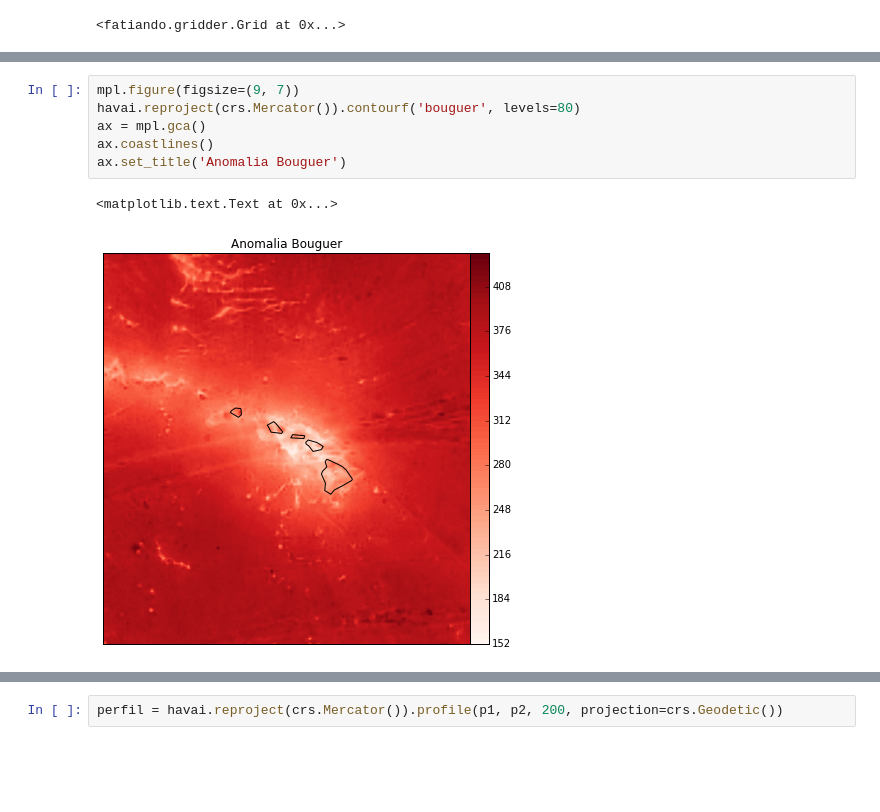
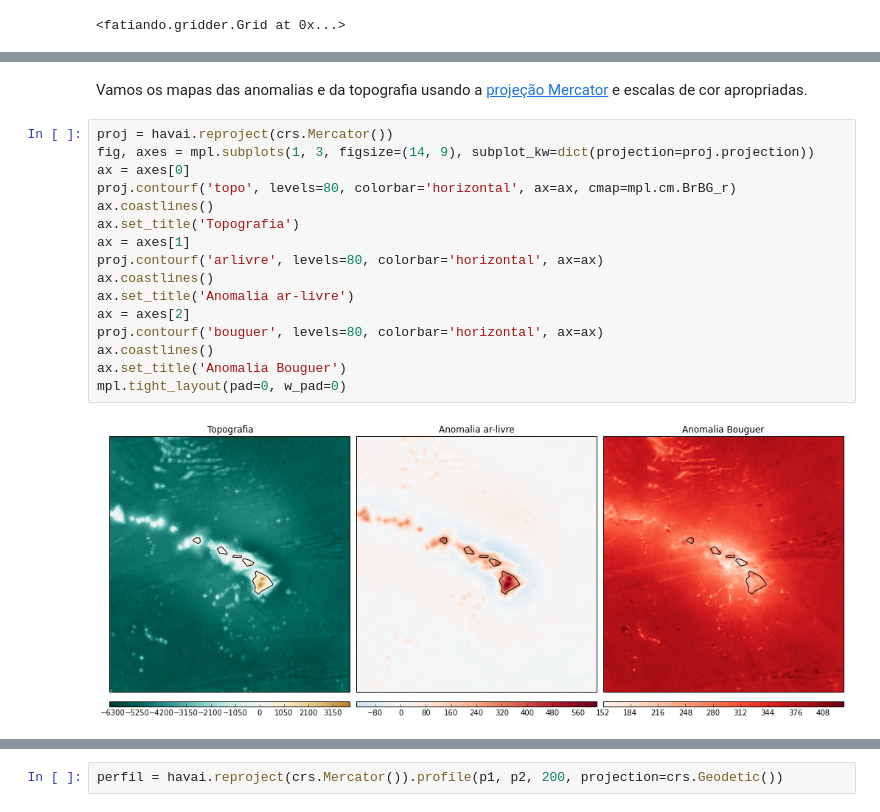
Before and after one commit to leouieda/geofisica1, a Jupyter notebook: notebooks/pratica4.ipynb, the cells around one changed output, grey strips where cells are left out. Saved outputs shown, nothing was run; the diff lists cells and outputs as text; blank space fills up the shorter version.

```diff
--- a/notebooks/pratica4.ipynb
+++ b/notebooks/pratica4.ipynb
@@ -66,9 +78,20 @@ ax.set_title('Anomalia ar-livre')
-# %%
-mpl.figure(figsize=(9, 7))
-havai.reproject(crs.Mercator()).contourf('bouguer', levels=80)
-ax = mpl.gca()
-ax.coastlines()
-ax.set_title('Anomalia Bouguer')
-# %% [output]
-<matplotlib.text.Text at 0x...>
-[figure, removed]
+# %% [markdown]
+Vamos os mapas das anomalias e da topografia  usando a [projeção Mercator](http://en.wikipedia.org/wiki/Mercator_projection) e escalas de cor apropriadas.
+# %%
+proj = havai.reproject(crs.Mercator())
+fig, axes = mpl.subplots(1, 3, figsize=(14, 9), subplot_kw=dict(projection=proj.projection))
+ax = axes[0]
+proj.contourf('topo', levels=80, colorbar='horizontal', ax=ax, cmap=mpl.cm.BrBG_r)
+ax.coastlines()
+ax.set_title('Topografia')
+ax = axes[1]
+proj.contourf('arlivre', levels=80, colorbar='horizontal', ax=ax)
+ax.coastlines()
+ax.set_title('Anomalia ar-livre')
+ax = axes[2]
+proj.contourf('bouguer', levels=80, colorbar='horizontal', ax=ax)
+ax.coastlines()
+ax.set_title('Anomalia Bouguer')
+mpl.tight_layout(pad=0, w_pad=0)
+# %% [output]
+[figure, added]
```
Also changed, not shown: parts of 78 cells of this notebook, 5 other files.
